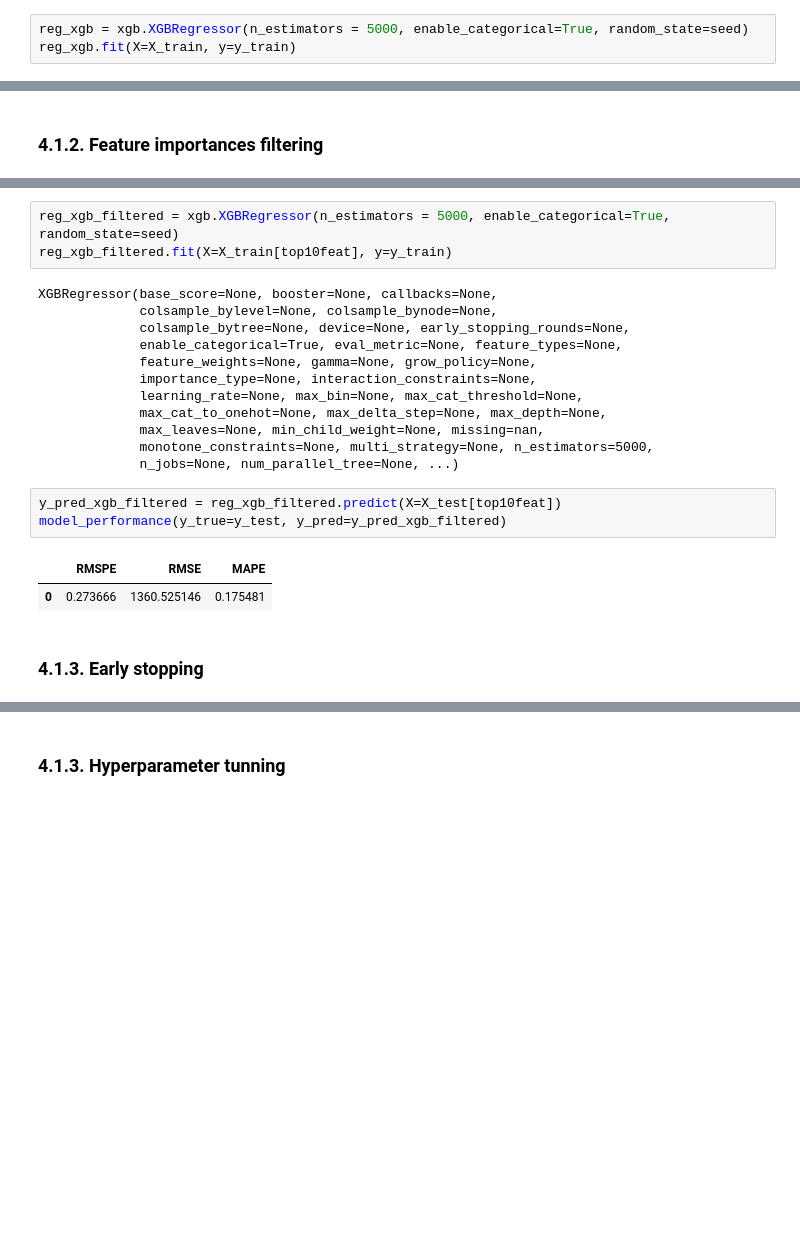
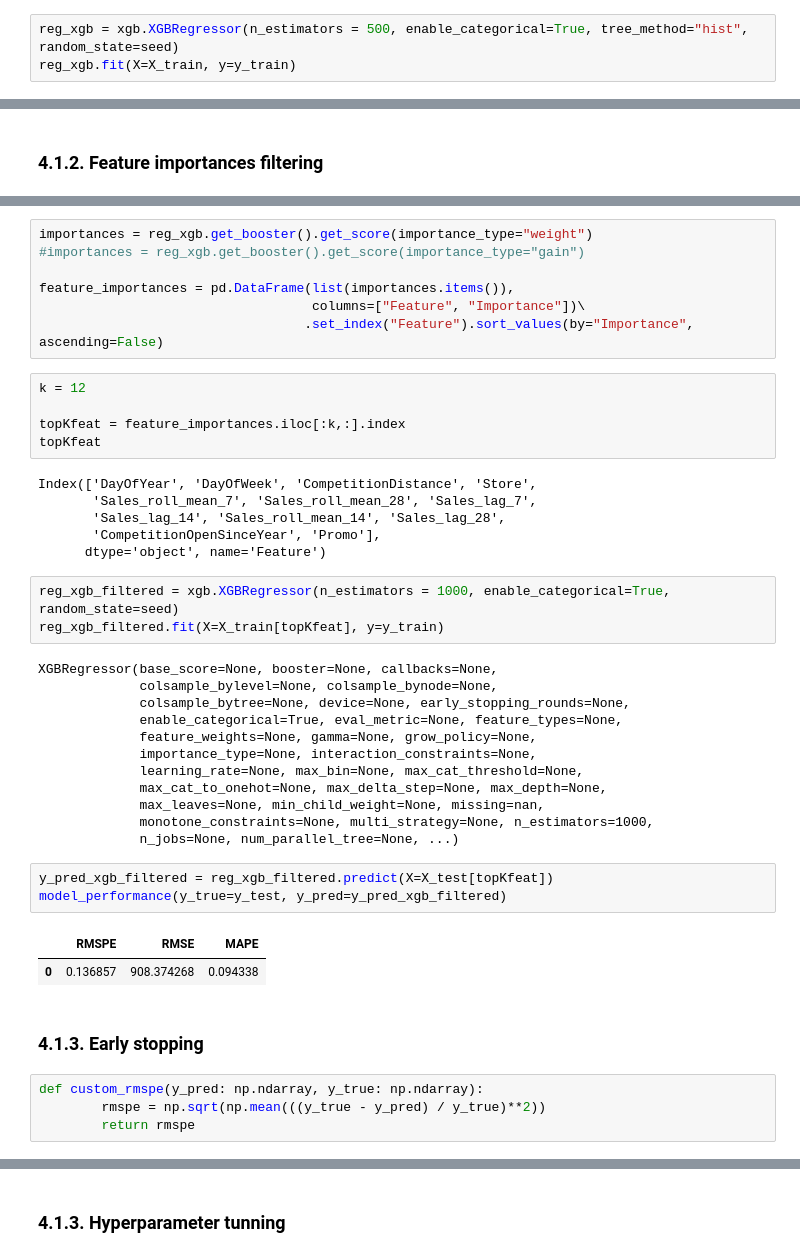
Before and after one commit to ezequielpf/rossmann_sales_prediction, a Jupyter notebook: notebooks/MODEL_store_sales_predict_v1 copy.ipynb, the cells around one changed output, grey strips where cells are left out. Cells and saved outputs as stored; diff of their text form; blank space fills up the shorter version.

```diff
--- a/notebooks/MODEL_store_sales_predict_v1 copy.ipynb
+++ b/notebooks/MODEL_store_sales_predict_v1 copy.ipynb
@@ -57,7 +64,7 @@ def model_performance(y_true, y_pred):
                          'MAPE': mape},
                          index=[0])
 # %%
-reg_xgb = xgb.XGBRegressor(n_estimators = 5000, enable_categorical=True, random_state=seed)
+reg_xgb = xgb.XGBRegressor(n_estimators = 500, enable_categorical=True, tree_method="hist", random_state=seed)
 reg_xgb.fit(X=X_train, y=y_train)
 # %% [output]
 XGBRegressor(base_score=None, booster=None, callbacks=None,
@@ -102,6 +99,24 @@ Index(['Promo', 'Sales_roll_mean_14', 'Sales_roll_mean_28',
+# %%
+importances = reg_xgb.get_booster().get_score(importance_type="weight")
+#importances = reg_xgb.get_booster().get_score(importance_type="gain")
+
+feature_importances = pd.DataFrame(list(importances.items()),
+                                   columns=["Feature", "Importance"])\
+                                  .set_index("Feature").sort_values(by="Importance", ascending=False)
+# %%
+k = 12
+
+topKfeat = feature_importances.iloc[:k,:].index
+topKfeat
+# %% [output]
+Index(['DayOfYear', 'DayOfWeek', 'CompetitionDistance', 'Store',
+       'Sales_roll_mean_7', 'Sales_roll_mean_28', 'Sales_lag_7',
+       'Sales_lag_14', 'Sales_roll_mean_14', 'Sales_lag_28',
+       'CompetitionOpenSinceYear', 'Promo'],
+      dtype='object', name='Feature')
 # %%
-reg_xgb_filtered = xgb.XGBRegressor(n_estimators = 5000, enable_categorical=True, random_state=seed)
-reg_xgb_filtered.fit(X=X_train[top10feat], y=y_train)
+reg_xgb_filtered = xgb.XGBRegressor(n_estimators = 1000, enable_categorical=True, random_state=seed)
+reg_xgb_filtered.fit(X=X_train[topKfeat], y=y_train)
 # %% [output]
 XGBRegressor(base_score=None, booster=None, callbacks=None,
              colsample_bylevel=None, colsample_bynode=None,
@@ -112,14 +127,18 @@ XGBRegressor(base_score=None, booster=None, callbacks=None,
              learning_rate=None, max_bin=None, max_cat_threshold=None,
              max_cat_to_onehot=None, max_delta_step=None, max_depth=None,
              max_leaves=None, min_child_weight=None, missing=nan,
-             monotone_constraints=None, multi_strategy=None, n_estimators=5000,
+             monotone_constraints=None, multi_strategy=None, n_estimators=1000,
              n_jobs=None, num_parallel_tree=None, ...)
 # %%
-y_pred_xgb_filtered = reg_xgb_filtered.predict(X=X_test[top10feat])
+y_pred_xgb_filtered = reg_xgb_filtered.predict(X=X_test[topKfeat])
 model_performance(y_true=y_test, y_pred=y_pred_xgb_filtered)
 # %% [output]
 |  | RMSPE | RMSE | MAPE |
-| 0 | 0.273666 | 1360.525146 | 0.175481 |
+| 0 | 0.136857 | 908.374268 | 0.094338 |
 # %% [markdown]
 ### 4.1.3. Early stopping
+# %%
+def custom_rmspe(y_pred: np.ndarray, y_true: np.ndarray):
+        rmspe = np.sqrt(np.mean(((y_true - y_pred) / y_true)**2))
+        return rmspe
 # %%
```
Also changed, not shown: parts of 20 cells of this notebook, 2 other files.
